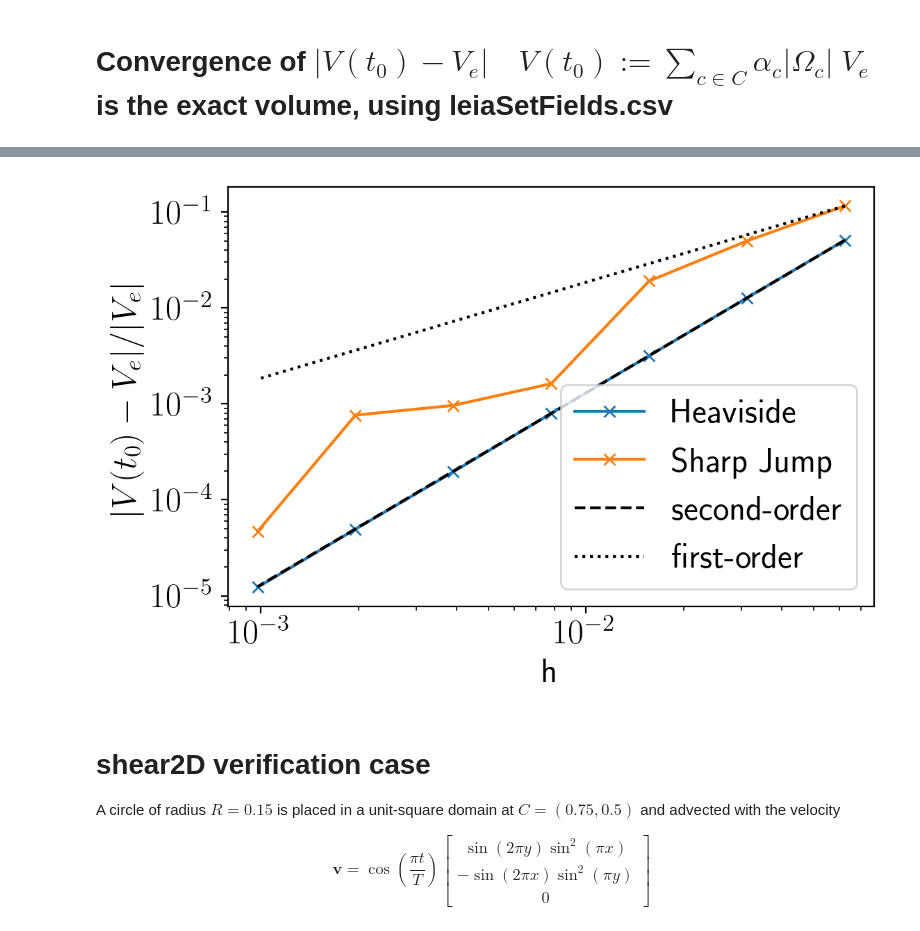
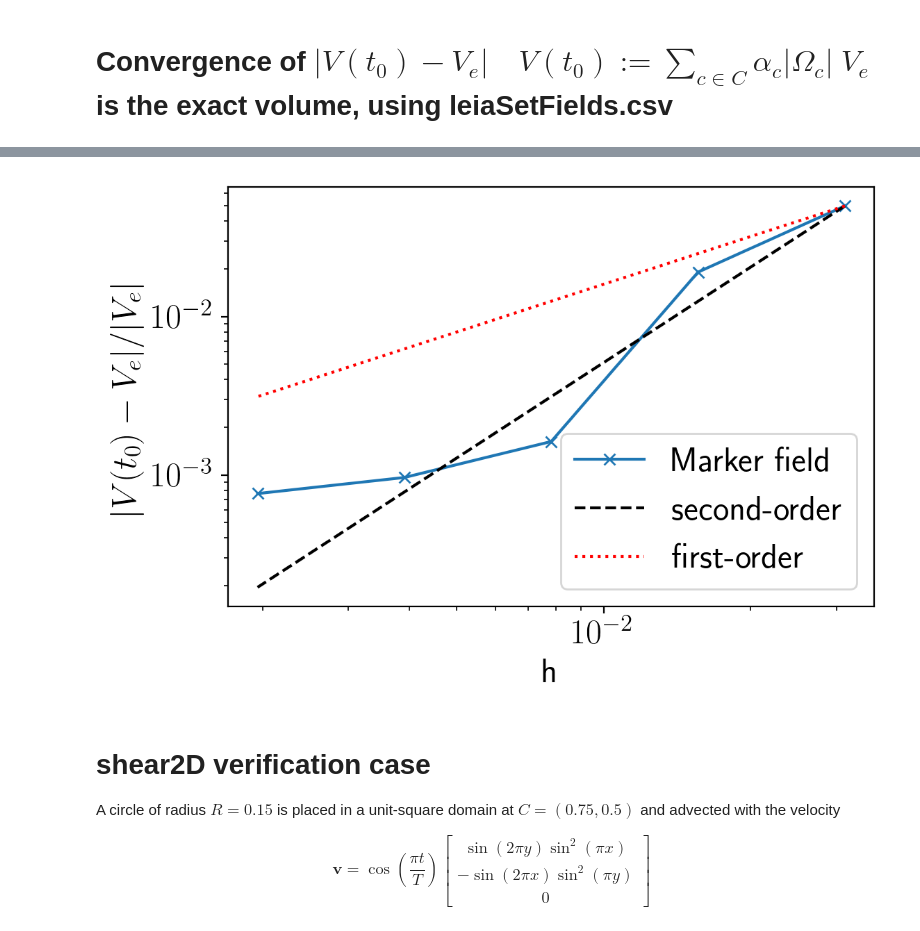
Before and after one commit to tmaric/leia, a Jupyter notebook: cases/shear2D.ipynb, the cells around one changed output, grey strips where cells are left out. Drawn from its saved outputs; the diff is of its cells as text; code cells hidden in the pictures.

Commit message:
Trivial level set method working

```diff
--- a/cases/shear2D.ipynb
+++ b/cases/shear2D.ipynb
@@ -34,19 +32,19 @@ A = R**2 * pi
 h_mesh = 0.1 # From system/blockMeshDict
 V_e = A * h_mesh
 
-sharpJump_dframe = agglomerate_dframe(csv_filename="leiaSetFields.csv",
-                                      study_pattern="shear2DindicatorSharpJump",
-                                      dframe_name="sharpJump")
+marker_dframe = agglomerate_dframe(csv_filename="leiaSetFields.csv",
+                                   study_pattern="meshConvergence",
+                                   dframe_name="marker")
 
 print ("Exact volume %e" % V_e)
 print ("Marker model volume")
-print (sharpJump_dframe["VOL_ALPHA_0"])
-volume_error_sharpJump = abs(sharpJump_dframe["VOL_ALPHA_0"] - V_e) / V_e
-print ("Volume error for sharpJump")
-print (volume_error_sharpJump)
-plt.plot(sharpJump_dframe["H"], volume_error_sharpJump, '-x')
+print (marker_dframe["VOL_ALPHA_0"])
+volume_error = abs(marker_dframe["VOL_ALPHA_0"] - V_e) / V_e
+print ("Volume error")
+print (volume_error)
+plt.plot(marker_dframe["H"], volume_error, '-x')
 plt.ylabel("$|V(t_0) - V_e|/|V_e|$")
 plt.xlabel("h")
 plt.loglog()
-plt.savefig("leiaLevelSetFoam-sharpJump-V0-error.pdf", bbox_inches="tight")
+plt.savefig("leiaLevelSetFoam-marker-V0-error.pdf", bbox_inches="tight")
 # %% [output]
@@ -112,21 +67,19 @@ Name: VOL_ALPHA_0, dtype: float64
 # %%
-plt.plot(heaviside_dframe["H"], volume_error_heaviside, '-x', label="Heaviside")
-plt.plot(sharpJump_dframe["H"], volume_error_sharpJump, '-x', label="Sharp Jump")
-
-h_01 = [heaviside_dframe["H"].iloc[0],heaviside_dframe["H"].iloc[-1]]
-heaviside_01 = [volume_error_heaviside.iloc[0],
-               volume_error_heaviside.iloc[0]*(h_01[1]/h_01[0])**2]
-sharpJump_01 = [volume_error_sharpJump.iloc[0],
-                volume_error_sharpJump.iloc[0]*(h_01[1]/h_01[0])]
-plt.plot(h_01,heaviside_01,"k--",label="second-order")
-plt.plot(h_01,sharpJump_01,"k:",label="first-order")
+plt.plot(marker_dframe["H"], volume_error, '-x', label="Marker field")
+h_01 = [marker_dframe["H"].iloc[0],marker_dframe["H"].iloc[-1]]
+error2nd_01 = [volume_error.iloc[0],
+            volume_error.iloc[0]*(h_01[1]/h_01[0])**2]
+error1st_01 = [volume_error.iloc[0],
+            volume_error.iloc[0]*(h_01[1]/h_01[0])]
+plt.plot(h_01,error2nd_01,"k--",label="second-order")
+plt.plot(h_01,error1st_01,"r:",label="first-order")
 plt.ylabel("$|V(t_0) - V_e|/|V_e|$")
 plt.xlabel("h")
 plt.loglog()
 plt.legend()
 plt.savefig("leiaLevelSetFoam-comparison-V0-error.pdf", bbox_inches="tight")
 # %% [output]
-[figure, old version]
+[figure, new version]
 # %% [markdown]
 # shear2D verification case
 
```
Also changed, not shown: parts of 5 cells of this notebook, 20 other files.
